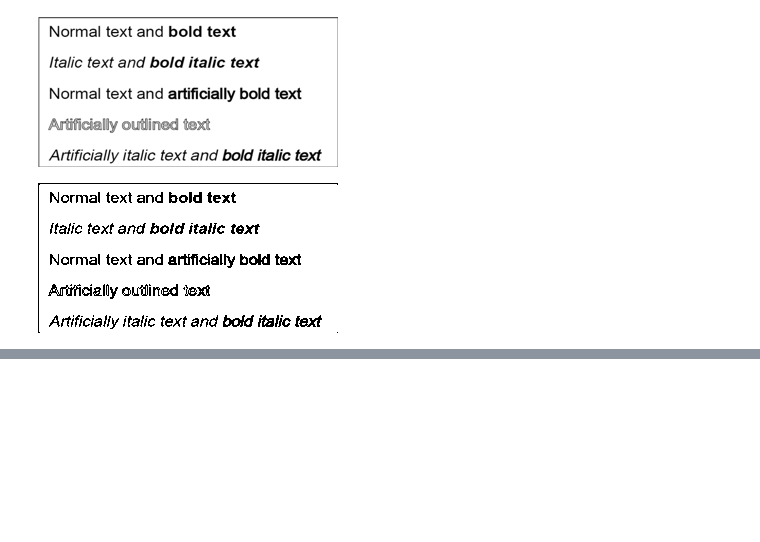
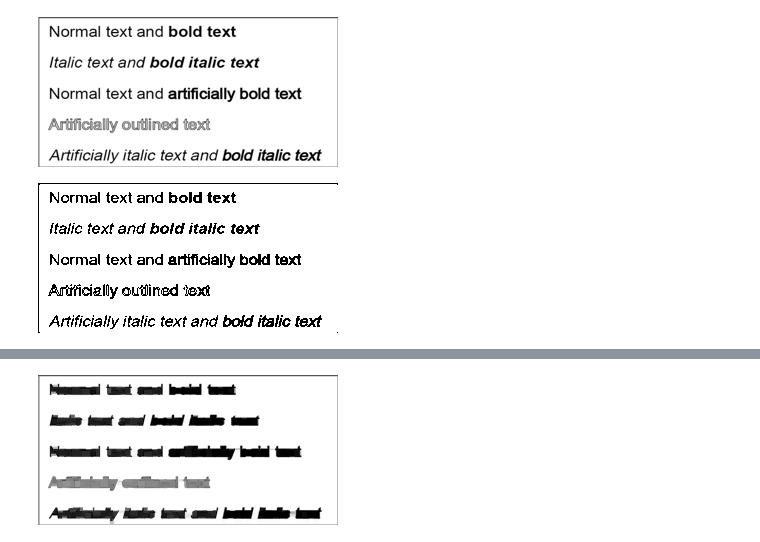
Before and after one commit to rohandawar/-daysforcoding, a Jupyter notebook: Text_Extraction_From_Image.ipynb, the cells around one changed output, grey strips where cells are left out. Cells and saved outputs as stored; diff of their text form; code cells hidden in the pictures; blank space fills up the shorter version.

```diff
--- a/Text_Extraction_From_Image.ipynb
+++ b/Text_Extraction_From_Image.ipynb
@@ -97,0 +108,9 @@ Image.fromarray(thresh)
+# %%
+#Morphology
+def opening(image):
+  kernel = np.ones((5,5),np.uint8)
+  return cv2.morphologyEx(image,cv2.MORPH_OPEN, kernel)
+opening = opening(gray)
+Image.fromarray(opening)
+# %% [output]
+[figure, added]
```
Also changed, not shown: parts of 6 cells of this notebook.
